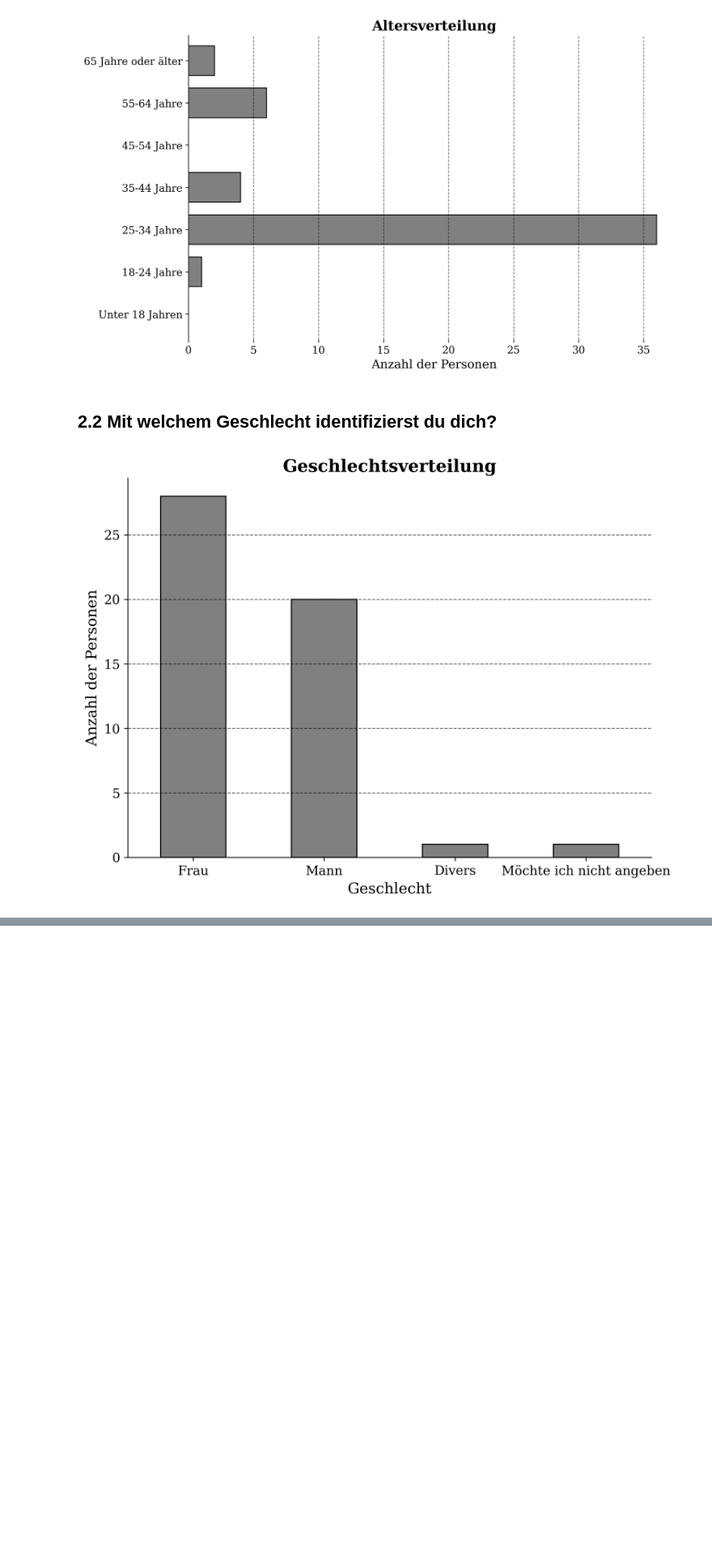
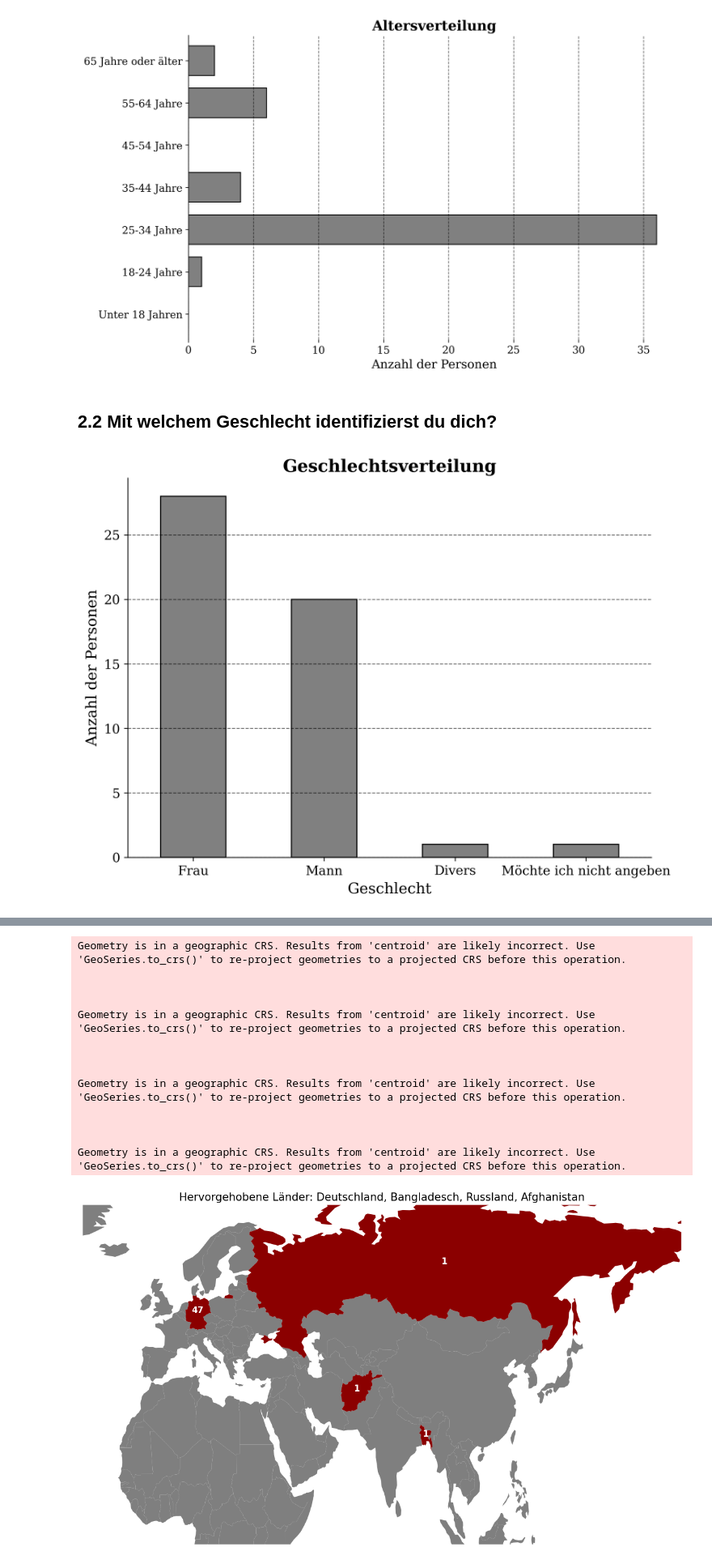
Before and after one commit to JAlbertOfficial/weddingsurvey, a Jupyter notebook: weddingsurvey.ipynb, the cells around one changed output, grey strips where cells are left out. Shown at 81% size. Drawn from its saved outputs; the diff is of its cells as text; code cells hidden in the pictures; blank space fills up the shorter version.

```diff
--- a/weddingsurvey.ipynb
+++ b/weddingsurvey.ipynb
@@ -120,0 +231,62 @@ plt.show()
+# %%
+# Pfad zur heruntergeladenen und entpackten .shp Datei
+shapefile_path = r"C:\Sync\03_projects\data_science\projects\weddingsurvey\geopandas_maps\ne_110m_admin_0_countries.shp"
+
+# Weltkarte laden
+world = gpd.read_file(shapefile_path)
+
+# Entferne die Antarktis aus dem GeoDataFrame
+world = world[world['NAME'] != 'Antarctica']
+
+# Liste der Länder, die eingefärbt werden sollen, und ihre Zähler
+highlight_countries = {
+    'Germany': 47,
+    'Bangladesh': 1,
+    'Russia': 1,
+    'Afghanistan': 1
+}
+
+# Erstelle eine Spalte, die festlegt, ob ein Land hervorgehoben wird
+world['highlight'] = world['NAME'].apply(lambda x: 'Highlighted' if x in highlight_countries else 'Other')
+
+# Plotten der Weltkarte
+fig, ax = plt.subplots(1, 1, figsize=(15, 10))
+
+# Andere Länder in einem dunkleren Grau einfärben
+world[world['highlight'] == 'Other'].plot(ax=ax, color='#7f7f7f')  # Dunkleres Grau
+
+# Hervorgehobene Länder einfärben
+highlighted = world[world['highlight'] == 'Highlighted']
+highlighted.plot(ax=ax, color='darkred')
+
+# Länderzähler in Weiß hinzufügen
+for country, count in highlight_countries.items():
+    country_geometry = highlighted[highlighted['NAME'] == country].geometry
+    if not country_geometry.empty:
+        x, y = country_geometry.centroid.x.values[0], country_geometry.centroid.y.values[0]
+        ax.annotate(text=str(count), xy=(x, y), color='white', fontsize=12, ha='center', weight='bold')
+
+# Titel und Achsen entfernen für eine saubere Darstellung
+ax.set_title('Hervorgehobene Länder: Deutschland, Bangladesch, Russland, Afghanistan', fontsize=15)
+ax.set_axis_off()
+
+# Setzen der Grenzen für den Fokus auf Europa und Umgebung
+ax.set_xlim([-30, 180])  # Begrenzung für die x-Achse (links von Europa bis Asien)
+ax.set_ylim([0, 75])    # Begrenzung für die y-Achse (oberhalb Afghanistans)
+
+plt.show()
+# %% [output]
+Geometry is in a geographic CRS. Results from 'centroid' are likely incorrect. Use 'GeoSeries.to_crs()' to re-project geometries to a projected CRS before this operation.
+
+
+
+Geometry is in a geographic CRS. Results from 'centroid' are likely incorrect. Use 'GeoSeries.to_crs()' to re-project geometries to a projected CRS before this operation.
+
+
+
+Geometry is in a geographic CRS. Results from 'centroid' are likely incorrect. Use 'GeoSeries.to_crs()' to re-project geometries to a projected CRS before this operation.
+
+
+
+Geometry is in a geographic CRS. Results from 'centroid' are likely incorrect. Use 'GeoSeries.to_crs()' to re-project geometries to a projected CRS before this operation.
+[figure, added]
```
Also changed, not shown: parts of 7 cells of this notebook, 8 other files.
